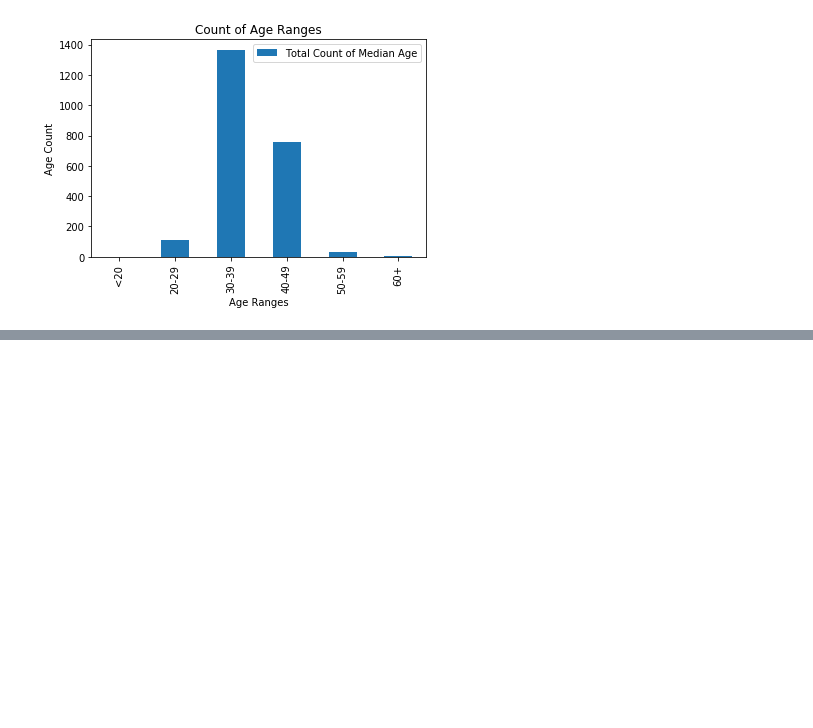
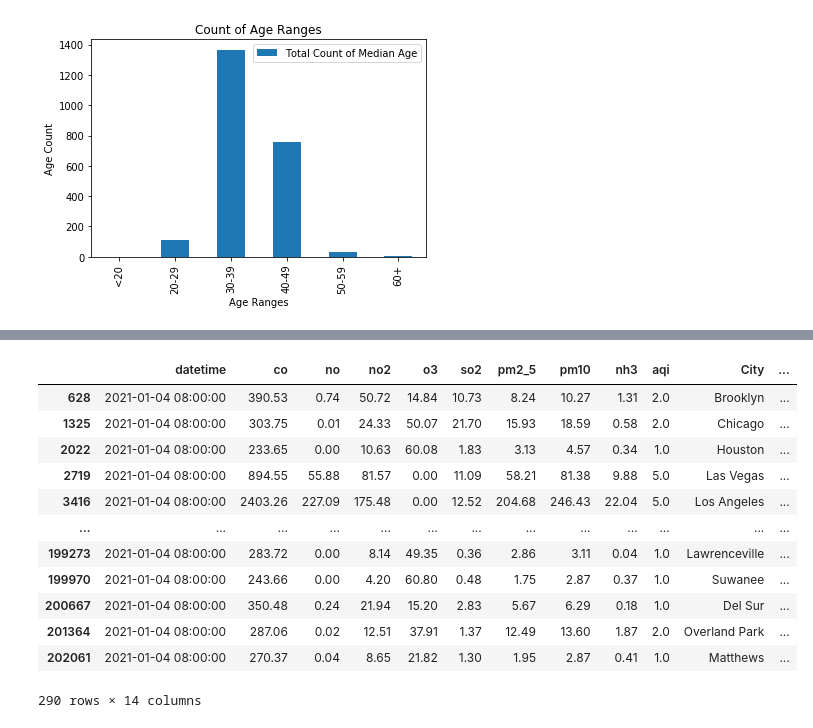
Before and after one commit to khartmann5/Project_01, a Jupyter notebook: Charting_Data.ipynb, the cells around one changed output, grey strips where cells are left out. Saved outputs shown, nothing was run; the diff lists cells and outputs as text; code cells hidden in the pictures; blank space fills up the shorter version.

```diff
--- a/Charting_Data.ipynb
+++ b/Charting_Data.ipynb
@@ -133,0 +199,17 @@ fig
+# %%
+first_monday = pollution_data.loc[pollution_data["datetime"] == "2021-01-04 08:00:00"]
+first_monday
+# %% [output]
+|  | datetime | co | no | no2 | o3 | so2 | pm2_5 | pm10 | nh3 | aqi | City | ... |
+| 628 | 2021-01-04 08:00:00 | 390.53 | 0.74 | 50.72 | 14.84 | 10.73 | 8.24 | 10.27 | 1.31 | 2.0 | Brooklyn | ... |
+| 1325 | 2021-01-04 08:00:00 | 303.75 | 0.01 | 24.33 | 50.07 | 21.70 | 15.93 | 18.59 | 0.58 | 2.0 | Chicago | ... |
+| 2022 | 2021-01-04 08:00:00 | 233.65 | 0.00 | 10.63 | 60.08 | 1.83 | 3.13 | 4.57 | 0.34 | 1.0 | Houston | ... |
+| 2719 | 2021-01-04 08:00:00 | 894.55 | 55.88 | 81.57 | 0.00 | 11.09 | 58.21 | 81.38 | 9.88 | 5.0 | Las Vegas | ... |
+| 3416 | 2021-01-04 08:00:00 | 2403.26 | 227.09 | 175.48 | 0.00 | 12.52 | 204.68 | 246.43 | 22.04 | 5.0 | Los Angeles | ... |
+| ... | ... | ... | ... | ... | ... | ... | ... | ... | ... | ... | ... | ... |
+| 199273 | 2021-01-04 08:00:00 | 283.72 | 0.00 | 8.14 | 49.35 | 0.36 | 2.86 | 3.11 | 0.04 | 1.0 | Lawrenceville | ... |
+| 199970 | 2021-01-04 08:00:00 | 243.66 | 0.00 | 4.20 | 60.80 | 0.48 | 1.75 | 2.87 | 0.37 | 1.0 | Suwanee | ... |
+| 200667 | 2021-01-04 08:00:00 | 350.48 | 0.24 | 21.94 | 15.20 | 2.83 | 5.67 | 6.29 | 0.18 | 1.0 | Del Sur | ... |
+| 201364 | 2021-01-04 08:00:00 | 287.06 | 0.02 | 12.51 | 37.91 | 1.37 | 12.49 | 13.60 | 1.87 | 2.0 | Overland Park | ... |
+| 202061 | 2021-01-04 08:00:00 | 270.37 | 0.04 | 8.65 | 21.82 | 1.30 | 1.95 | 2.87 | 0.41 | 1.0 | Matthews | ... |
+290 rows × 14 columns
```
Also changed, not shown: parts of 10 cells of this notebook, 5 other files.
